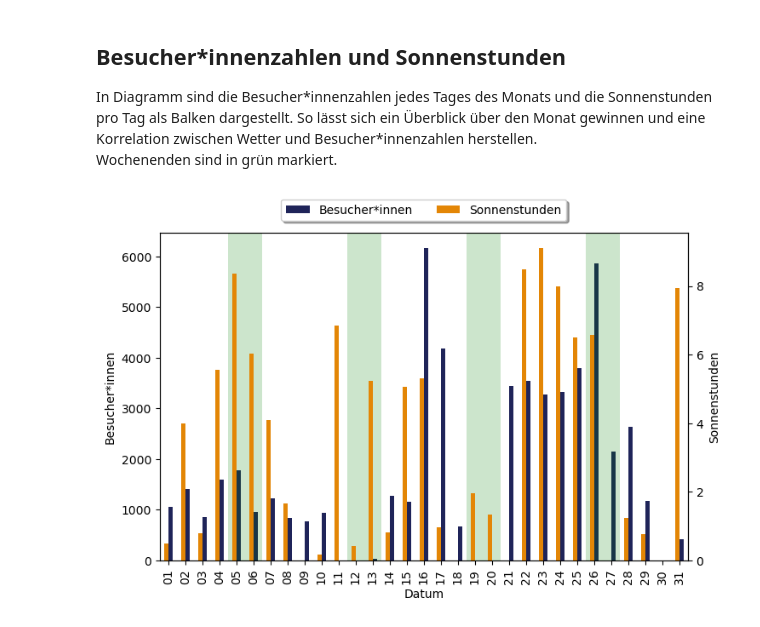
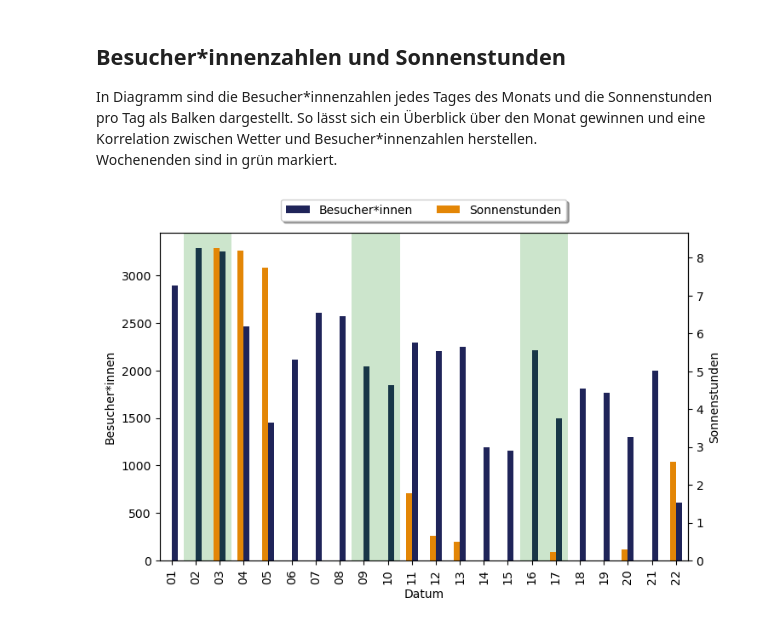
Before and after one commit to NOWUM/Ac-DatEP, a Jupyter notebook: use-cases/einzelhandel/einzelhandelsbericht.ipynb, the cells around one changed output. Saved outputs shown, nothing was run; the diff lists cells and outputs as text; code cells hidden in the pictures.

Commit message:
Changed merges of dataframes to use actual merges

```diff
--- a/use-cases/einzelhandel/einzelhandelsbericht.ipynb
+++ b/use-cases/einzelhandel/einzelhandelsbericht.ipynb
@@ -76,11 +82,11 @@ df_sundata_month['timestamp'] = df_sundata_month['timestamp'].apply(lambda t: da
 df_sundata_month = df_sundata_month.resample('D', on='timestamp').sum() # sum up sunshine hours per day
 df_sundata_month['sunshine'] = df_sundata_month['sunshine'] / 60
 df_sundata_month.reset_index(inplace=True)
+
 # add monthly sun- & walk-dataframes together
-if len(df_walkdata_month_daily_sum) == len(df_sundata_month):
-    df_sundata_month['people'] = df_walkdata_month_daily_sum['people'].values
-else:
-    raise ValueError("length missmatch")
+df_sundata_month["timestamp"] = pd.to_datetime(df_sundata_month.timestamp).dt.tz_localize(None)
+df_sundata_month = pd.merge(left = df_sundata_month, right = df_walkdata_month_daily_sum, how = "inner", left_on = "timestamp", right_on = "date")
+
 # Plot 1:
 # shift time to noon for better weekend highlighting
 df_sundata_month.timestamp = df_sundata_month.timestamp + timedelta(hours=12)
@@ -97,34 +103,34 @@ for i in range(len(sundata_for_plot)):
 
 # text
 display(Markdown(f'''
 ## Besucher\\*innenzahlen und Sonnenstunden
 
 In Diagramm sind die Besucher\\*innenzahlen jedes Tages des Monats und die Sonnenstunden pro Tag als Balken dargestellt. So lässt sich ein Überblick über den Monat gewinnen und eine Korrelation zwischen Wetter und Besucher\\*innenzahlen herstellen.
 Wochenenden sind in grün markiert.'''))
 
 # create legend
 h1, l1 = plot1.get_legend_handles_labels()
 h2, l2 = plot1.right_ax.get_legend_handles_labels()
 handles = h1+h2
 labels = ["Besucher*innen", "Sonnenstunden"]  # without translation: l1+l2
 plot1.legend(handles, labels, bbox_to_anchor=(0.5, 1.12), loc="upper center",  fancybox=True, shadow=True, ncol=2)
 
 # set and translate labels
 plot1.set_ylabel('Besucher*innen')
 plot1.right_ax.set_ylabel('Sonnenstunden')
 plot1.set_xlabel('Datum')
 
 # format x-ticks
 plot1.xaxis.set_major_formatter(DateFormatter('%d')) # ax.xaxis.set_major_locator(HourLocator(interval=2)) # tick every two hours
 
 plt.show()
 # %% [output]
 
 ## Besucher\*innenzahlen und Sonnenstunden
 
 In Diagramm sind die Besucher\*innenzahlen jedes Tages des Monats und die Sonnenstunden pro Tag als Balken dargestellt. So lässt sich ein Überblick über den Monat gewinnen und eine Korrelation zwischen Wetter und Besucher\*innenzahlen herstellen.
 Wochenenden sind in grün markiert.
-[figure, old version]
+[figure, new version]
 # %%
 
 # Plot 2:
```
Also changed, not shown: parts of 10 cells of this notebook, 1 other file.
